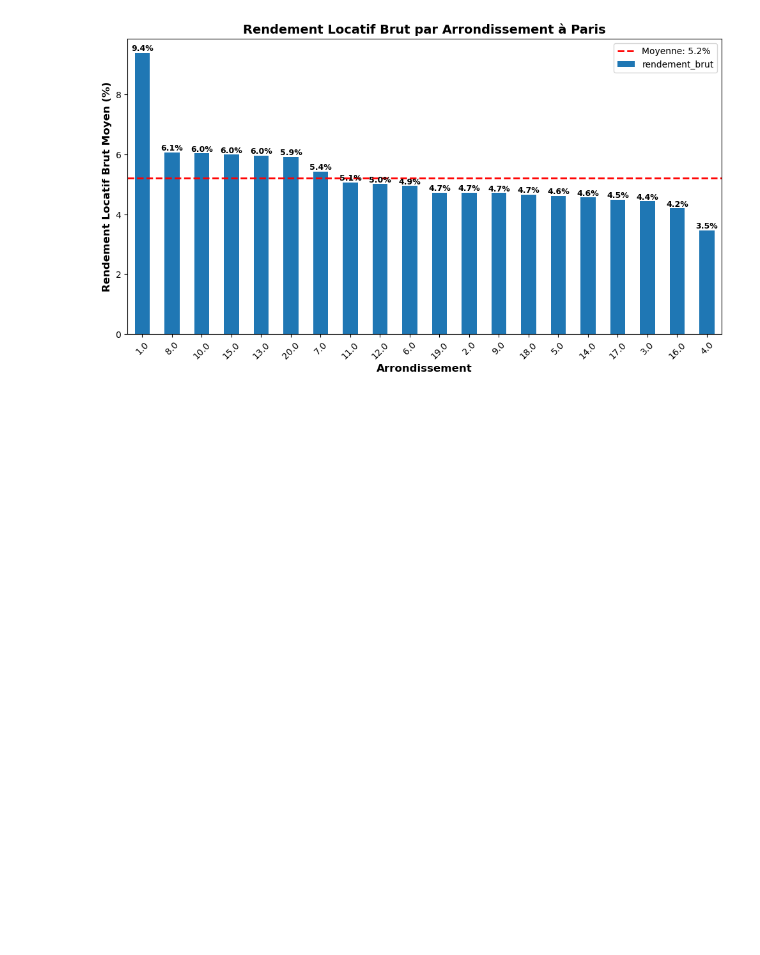
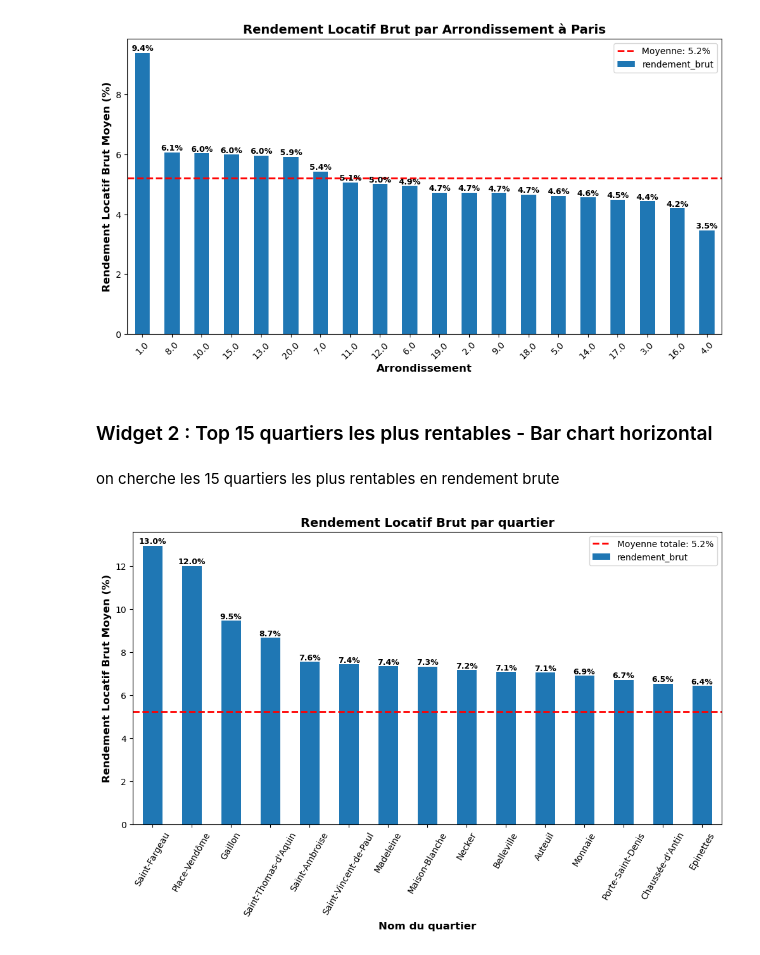
Before and after one commit to BaptVic78/AnalyseDonneesFoncieres, a Jupyter notebook: visualisation.ipynb, the cells around one changed output. Drawn from its saved outputs; the diff is of its cells as text; code cells hidden in the pictures; blank space fills up the shorter version.

```diff
--- a/visualisation.ipynb
+++ b/visualisation.ipynb
@@ -33,3 +33,25 @@ plt.xticks(rotation=45)
 plt.show()
 # %% [output]
 [figure]
+# %% [markdown]
+### Widget 2 : Top 15 quartiers les plus rentables - Bar chart horizontal
+# %% [markdown]
+on cherche les 15 quartiers les plus rentables en rendement brute
+# %%
+quartiers_rentables = df.groupby('quartier')['rendement_brut'].mean().sort_values(ascending=False).head(15)
+# %%
+moyenne_rendement_brut_total = df['rendement_brut'].mean()
+quartiers_rentables.plot(kind='bar', figsize=(12, 6))
+
+for i, v in enumerate(quartiers_rentables.values):
+    plt.text(i, v, f'{v:.1f}%', ha='center', va='bottom', fontsize=9, fontweight='bold')
+
+plt.xlabel('Nom du quartier', fontsize=12, fontweight='bold')
+plt.ylabel('Rendement Locatif Brut Moyen (%)', fontsize=12, fontweight='bold')
+plt.title('Rendement Locatif Brut par quartier', fontsize=14, fontweight='bold')
+plt.axhline(y=moyenne_rendement_brut_total.mean(), color='red', linestyle='--', linewidth=2, label=f'Moyenne totale: {moyenne_rendement_brut_total.mean():.1f}%')
+plt.legend()
+plt.xticks(rotation=60)
+plt.show()
+# %% [output]
+[figure, added]
```
Also changed, not shown: parts of 1 cell of this notebook, 2 other files.
